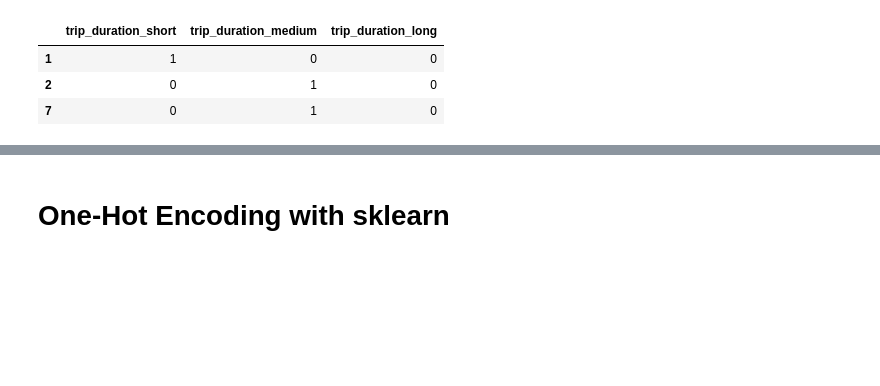
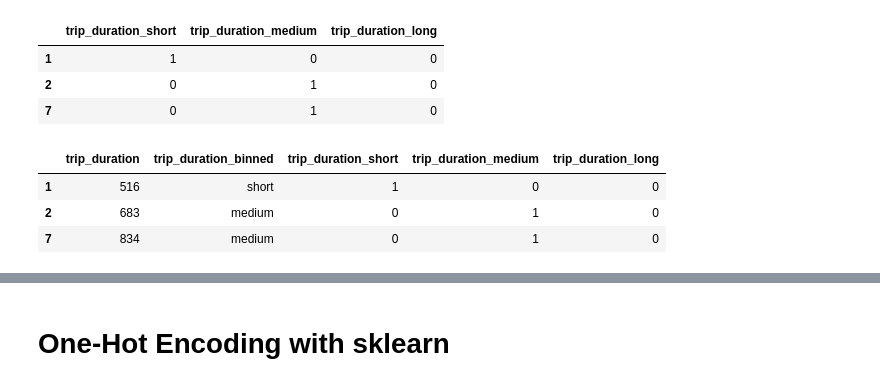
Before and after one commit to xguo7013/eods-f20, a Jupyter notebook: notebooks/eods-week08-data_cleaning_and_feature_engineering.ipynb, the cells around one changed output, grey strips where cells are left out. Cells and saved outputs as stored; diff of their text form; code cells hidden in the pictures; blank space fills up the shorter version.

```diff
--- a/notebooks/eods-week08-data_cleaning_and_feature_engineering.ipynb
+++ b/notebooks/eods-week08-data_cleaning_and_feature_engineering.ipynb
@@ -592,3 +599,10 @@ pd.get_dummies(df_new.trip_duration_binned, prefix='trip_duration').iloc[:3]
 | 1 | 1 | 0 | 0 |
 | 2 | 0 | 1 | 0 |
 | 7 | 0 | 1 | 0 |
+# %%
+df_new.join(pd.get_dummies(df_new.trip_duration_binned, prefix='trip_duration')).iloc[:3,-5:]
+# %% [output]
+|  | trip_duration | trip_duration_binned | trip_duration_short | trip_duration_medium | trip_duration_long |
+| 1 | 516 | short | 1 | 0 | 0 |
+| 2 | 683 | medium | 0 | 1 | 0 |
+| 7 | 834 | medium | 0 | 1 | 0 |
```
Also changed, not shown: parts of 18 cells of this notebook, 1 other file.
